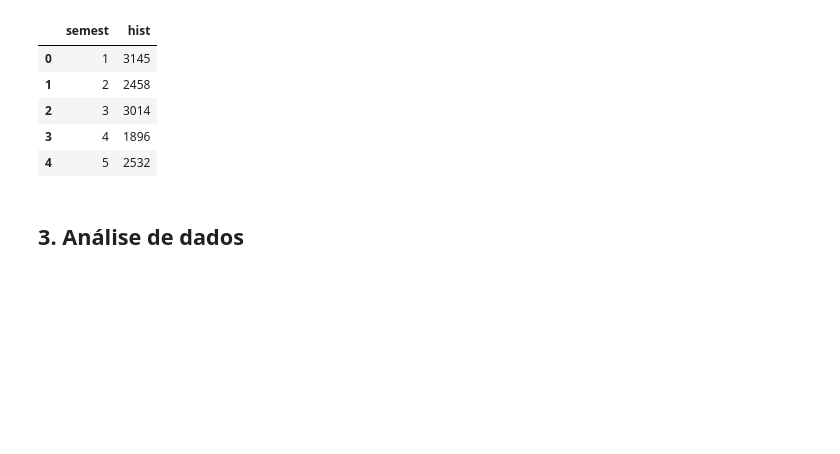
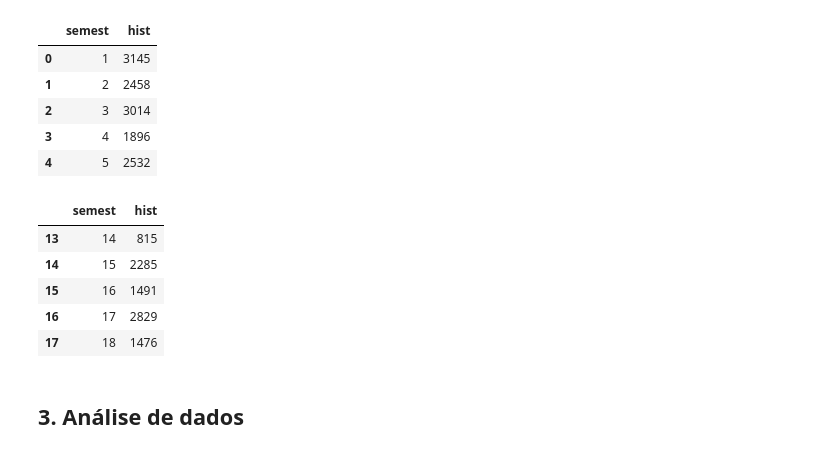
Before and after one commit to jdesous1/MVP, a Jupyter notebook: MVP_PUC_RIO.ipynb, the cells around one changed output. Saved outputs shown, nothing was run; the diff lists cells and outputs as text; code cells hidden in the pictures; blank space fills up the shorter version.

```diff
--- a/MVP_PUC_RIO.ipynb
+++ b/MVP_PUC_RIO.ipynb
@@ -84,3 +86,12 @@ dados.head()
+# %%
+dados.tail()
+# %% [output]
+|  | semest | hist |
+| 13 | 14 | 815 |
+| 14 | 15 | 2285 |
+| 15 | 16 | 1491 |
+| 16 | 17 | 2829 |
+| 17 | 18 | 1476 |
 # %% [markdown]
 ## 3. Análise de dados
 # %% [markdown]
```
Also changed, not shown: parts of 12 cells of this notebook.
